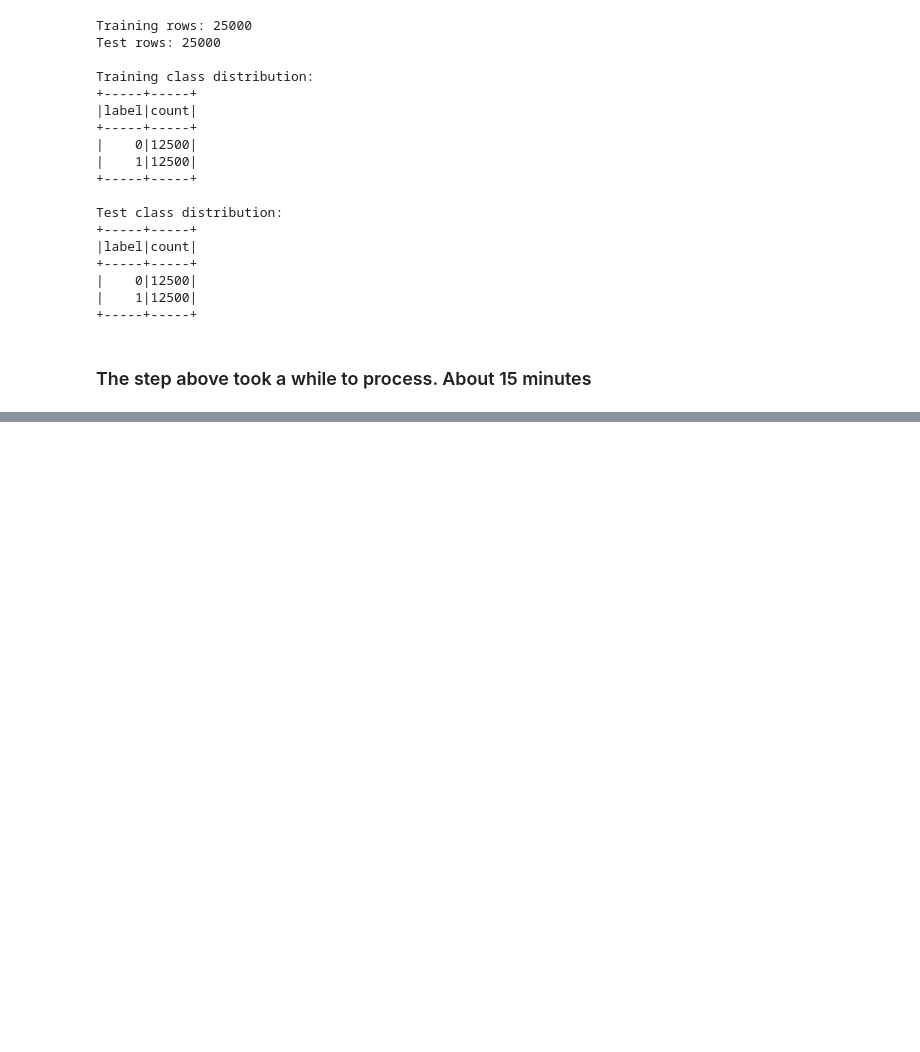
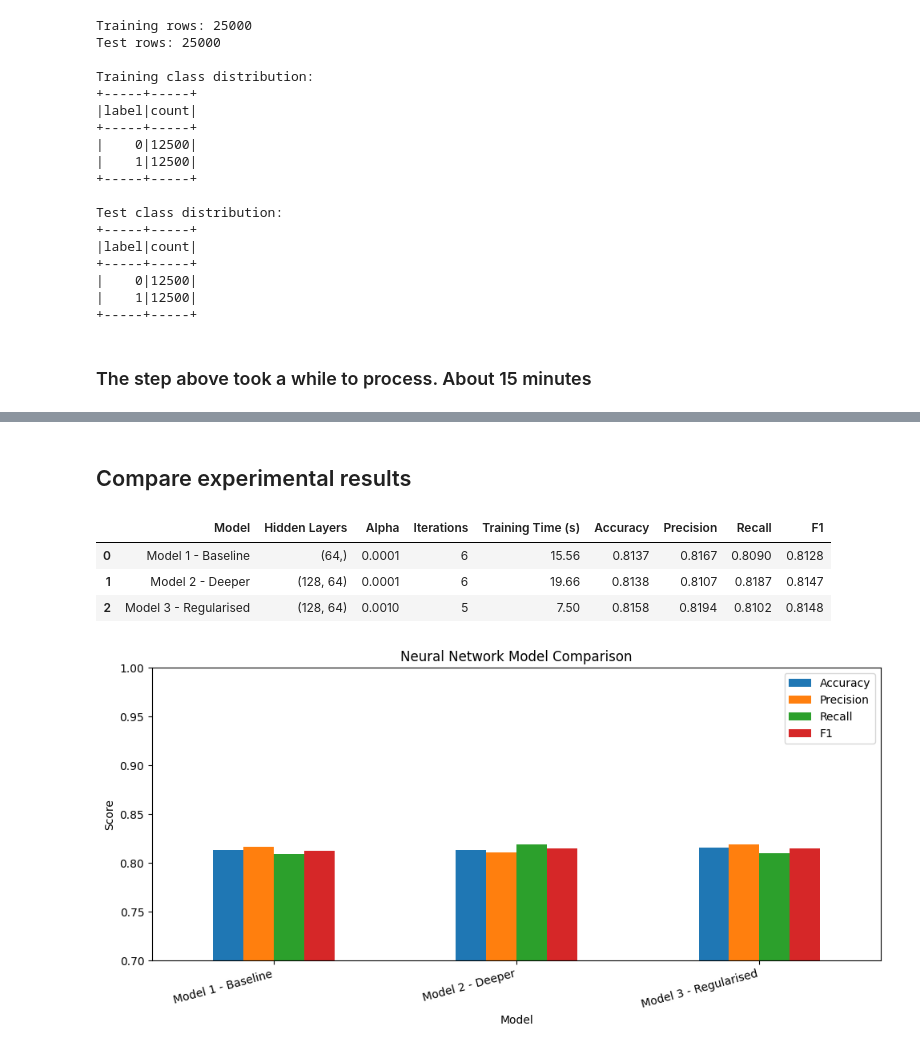
Before and after one commit to Danilo-student-2026/ca1-sem-2-Danilo-student-2026-1, a Jupyter notebook: CA1_Danilo.ipynb, the cells around one changed output, grey strips where cells are left out. Cells and saved outputs as stored; diff of their text form; code cells hidden in the pictures; blank space fills up the shorter version.

Commit message:
commit 5
first experiments with the neural network; first comparisons

```diff
--- a/CA1_Danilo.ipynb
+++ b/CA1_Danilo.ipynb
@@ -135,0 +335,35 @@ Test class distribution:
+# %% [markdown]
+## Compare experimental results
+# %%
+
+display_cols = [
+    "Model", "Hidden Layers", "Alpha", "Iterations",
+    "Training Time (s)", "Accuracy", "Precision", "Recall", "F1"
+]
+
+formatted_results = results_df[display_cols].copy()
+
+for col in ["Accuracy", "Precision", "Recall", "F1"]:
+    formatted_results[col] = formatted_results[col].map(lambda x: f"{x:.4f}")
+
+formatted_results["Training Time (s)"] = formatted_results["Training Time (s)"].map(lambda x: f"{x:.2f}")
+
+formatted_results
+# %% [output]
+|  | Model | Hidden Layers | Alpha | Iterations | Training Time (s) | Accuracy | Precision | Recall | F1 |
+| 0 | Model 1 - Baseline | (64,) | 0.0001 | 6 | 15.56 | 0.8137 | 0.8167 | 0.8090 | 0.8128 |
+| 1 | Model 2 - Deeper | (128, 64) | 0.0001 | 6 | 19.66 | 0.8138 | 0.8107 | 0.8187 | 0.8147 |
+| 2 | Model 3 - Regularised | (128, 64) | 0.0010 | 5 | 7.50 | 0.8158 | 0.8194 | 0.8102 | 0.8148 |
+# %%
+
+plot_df = results_df.set_index("Model")[["Accuracy", "Precision", "Recall", "F1"]]
+
+ax = plot_df.plot(kind="bar", figsize=(10, 5))
+ax.set_ylim(0.7, 1.0)
+ax.set_ylabel("Score")
+ax.set_title("Neural Network Model Comparison")
+plt.xticks(rotation=15, ha="right")
+plt.tight_layout()
+plt.show()
+# %% [output]
+[figure, added]
```
Also changed, not shown: parts of 6 cells of this notebook.
